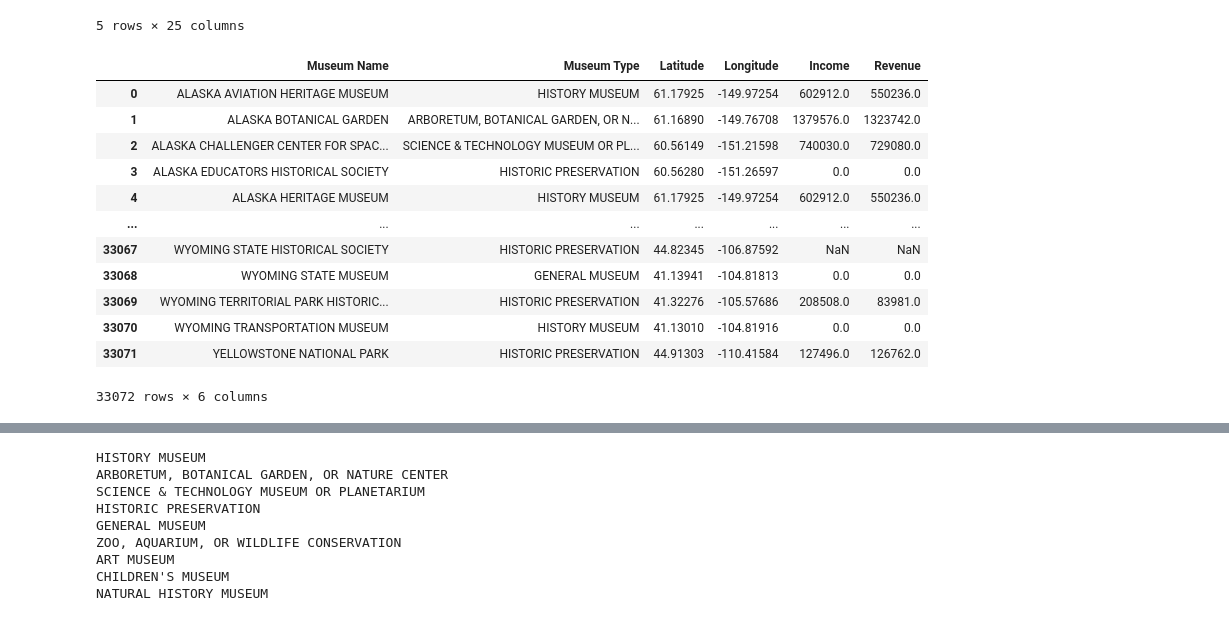
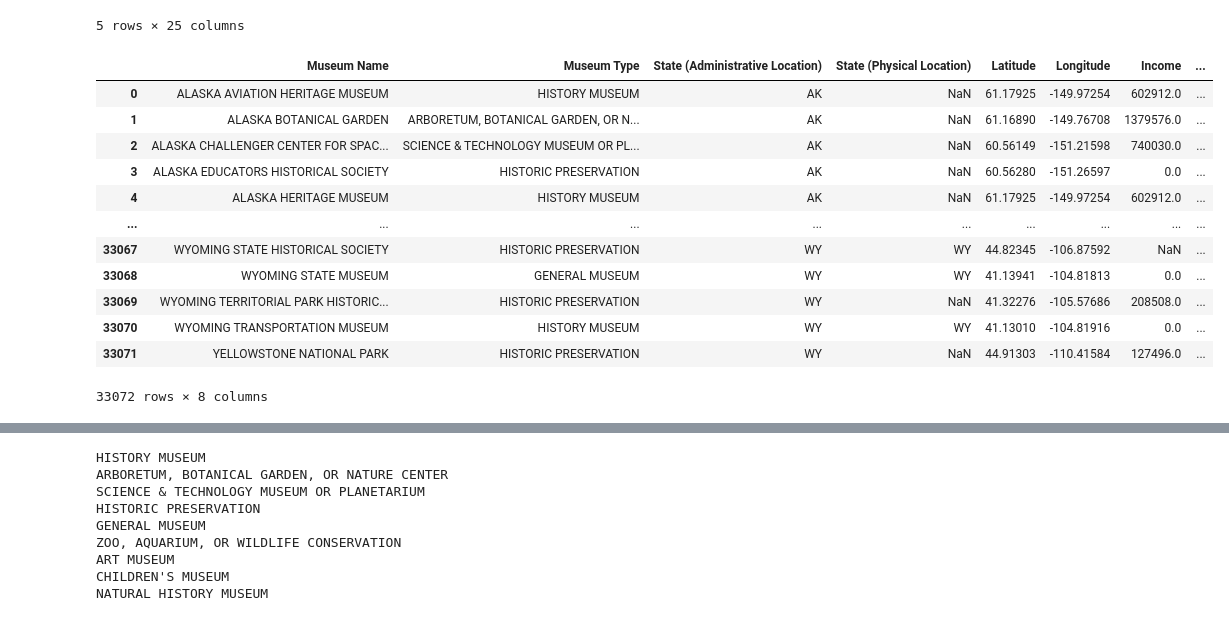
Before and after one commit to JackyUT2023/project3-group8, a Jupyter notebook: DataClean.ipynb, the cells around one changed output, grey strips where cells are left out. Cells and saved outputs as stored; diff of their text form; code cells hidden in the pictures.

Commit message:
states

```diff
--- a/DataClean.ipynb
+++ b/DataClean.ipynb
@@ -17,20 +17,20 @@ museums_df.head()
 | 4 | 8400200027 | ALASKA HERITAGE MUSEUM | ALASKA AVIATION HERITAGE MUSEUM | NaN | HISTORY MUSEUM | NaN | ... |
 5 rows × 25 columns
 # %%
-new_columns = ["Museum Name", "Museum Type", "Latitude", "Longitude", "Income", "Revenue"]
+new_columns = ["Museum Name", "Museum Type","State (Administrative Location)", "State (Physical Location)", "Latitude", "Longitude", "Income", "Revenue"]
 museums_df = museums_df.loc[:, new_columns]
 museums_df
 # %% [output]
-|  | Museum Name | Museum Type | Latitude | Longitude | Income | Revenue |
-| 0 | ALASKA AVIATION HERITAGE MUSEUM | HISTORY MUSEUM | 61.17925 | -149.97254 | 602912.0 | 550236.0 |
-| 1 | ALASKA BOTANICAL GARDEN | ARBORETUM, BOTANICAL GARDEN, OR N... | 61.16890 | -149.76708 | 1379576.0 | 1323742.0 |
-| 2 | ALASKA CHALLENGER CENTER FOR SPAC... | SCIENCE & TECHNOLOGY MUSEUM OR PL... | 60.56149 | -151.21598 | 740030.0 | 729080.0 |
-| 3 | ALASKA EDUCATORS HISTORICAL SOCIETY | HISTORIC PRESERVATION | 60.56280 | -151.26597 | 0.0 | 0.0 |
-| 4 | ALASKA HERITAGE MUSEUM | HISTORY MUSEUM | 61.17925 | -149.97254 | 602912.0 | 550236.0 |
-| ... | ... | ... | ... | ... | ... | ... |
-| 33067 | WYOMING STATE HISTORICAL SOCIETY | HISTORIC PRESERVATION | 44.82345 | -106.87592 | NaN | NaN |
-| 33068 | WYOMING STATE MUSEUM | GENERAL MUSEUM | 41.13941 | -104.81813 | 0.0 | 0.0 |
-| 33069 | WYOMING TERRITORIAL PARK HISTORIC... | HISTORIC PRESERVATION | 41.32276 | -105.57686 | 208508.0 | 83981.0 |
-| 33070 | WYOMING TRANSPORTATION MUSEUM | HISTORY MUSEUM | 41.13010 | -104.81916 | 0.0 | 0.0 |
-| 33071 | YELLOWSTONE NATIONAL PARK | HISTORIC PRESERVATION | 44.91303 | -110.41584 | 127496.0 | 126762.0 |
+|  | Museum Name | Museum Type | State (Administrative Location) | State (Physical Location) | Latitude | Longitude | Income | ... |
+| 0 | ALASKA AVIATION HERITAGE MUSEUM | HISTORY MUSEUM | AK | NaN | 61.17925 | -149.97254 | 602912.0 | ... |
+| 1 | ALASKA BOTANICAL GARDEN | ARBORETUM, BOTANICAL GARDEN, OR N... | AK | NaN | 61.16890 | -149.76708 | 1379576.0 | ... |
+| 2 | ALASKA CHALLENGER CENTER FOR SPAC... | SCIENCE & TECHNOLOGY MUSEUM OR PL... | AK | NaN | 60.56149 | -151.21598 | 740030.0 | ... |
+| 3 | ALASKA EDUCATORS HISTORICAL SOCIETY | HISTORIC PRESERVATION | AK | NaN | 60.56280 | -151.26597 | 0.0 | ... |
+| 4 | ALASKA HERITAGE MUSEUM | HISTORY MUSEUM | AK | NaN | 61.17925 | -149.97254 | 602912.0 | ... |
+| ... | ... | ... | ... | ... | ... | ... | ... | ... |
+| 33067 | WYOMING STATE HISTORICAL SOCIETY | HISTORIC PRESERVATION | WY | WY | 44.82345 | -106.87592 | NaN | ... |
+| 33068 | WYOMING STATE MUSEUM | GENERAL MUSEUM | WY | WY | 41.13941 | -104.81813 | 0.0 | ... |
+| 33069 | WYOMING TERRITORIAL PARK HISTORIC... | HISTORIC PRESERVATION | WY | NaN | 41.32276 | -105.57686 | 208508.0 | ... |
+| 33070 | WYOMING TRANSPORTATION MUSEUM | HISTORY MUSEUM | WY | WY | 41.13010 | -104.81916 | 0.0 | ... |
+| 33071 | YELLOWSTONE NATIONAL PARK | HISTORIC PRESERVATION | WY | NaN | 44.91303 | -110.41584 | 127496.0 | ... |
-33072 rows × 6 columns
+33072 rows × 8 columns
```
Also changed, not shown: parts of 5 cells of this notebook, 2 other files.
